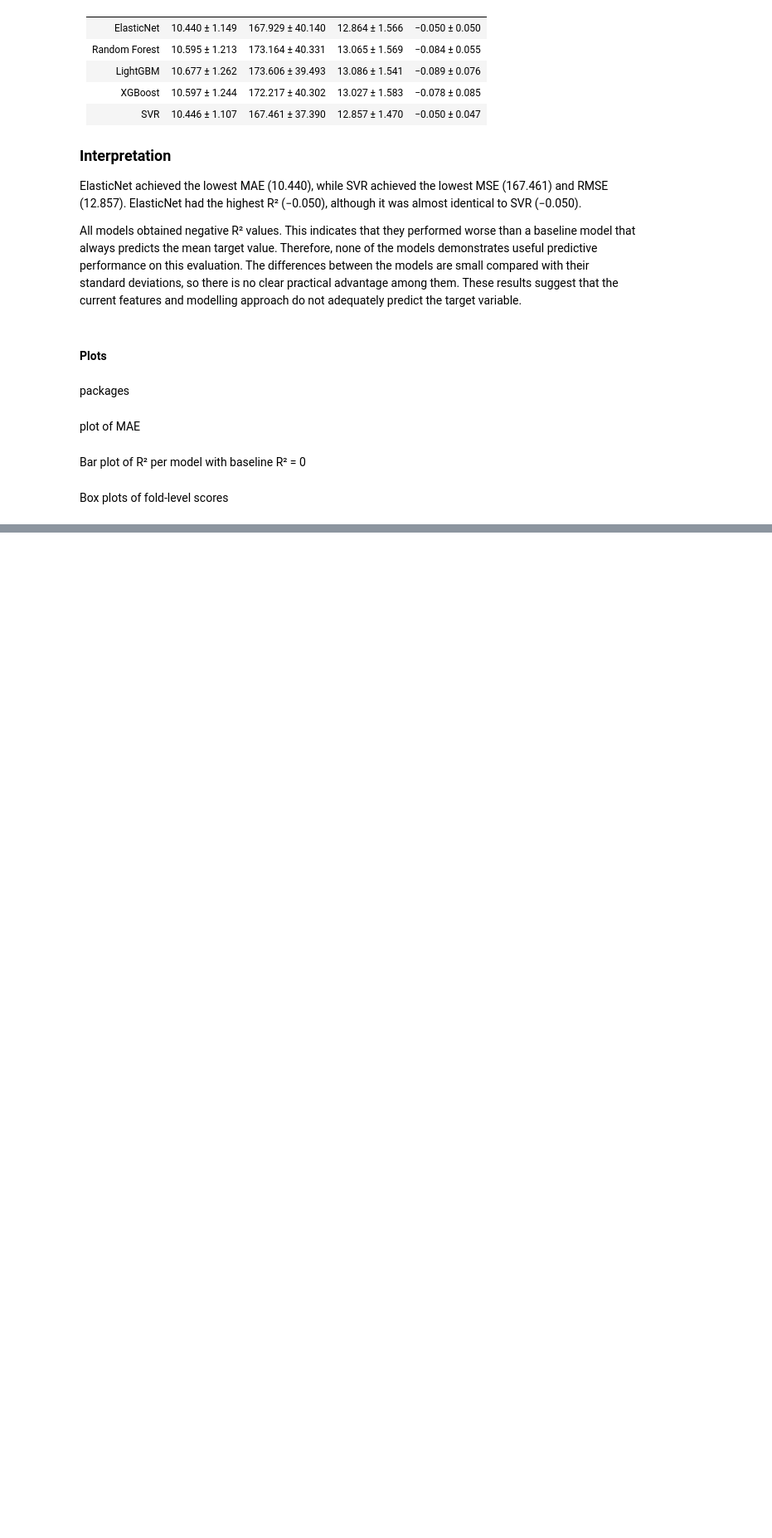
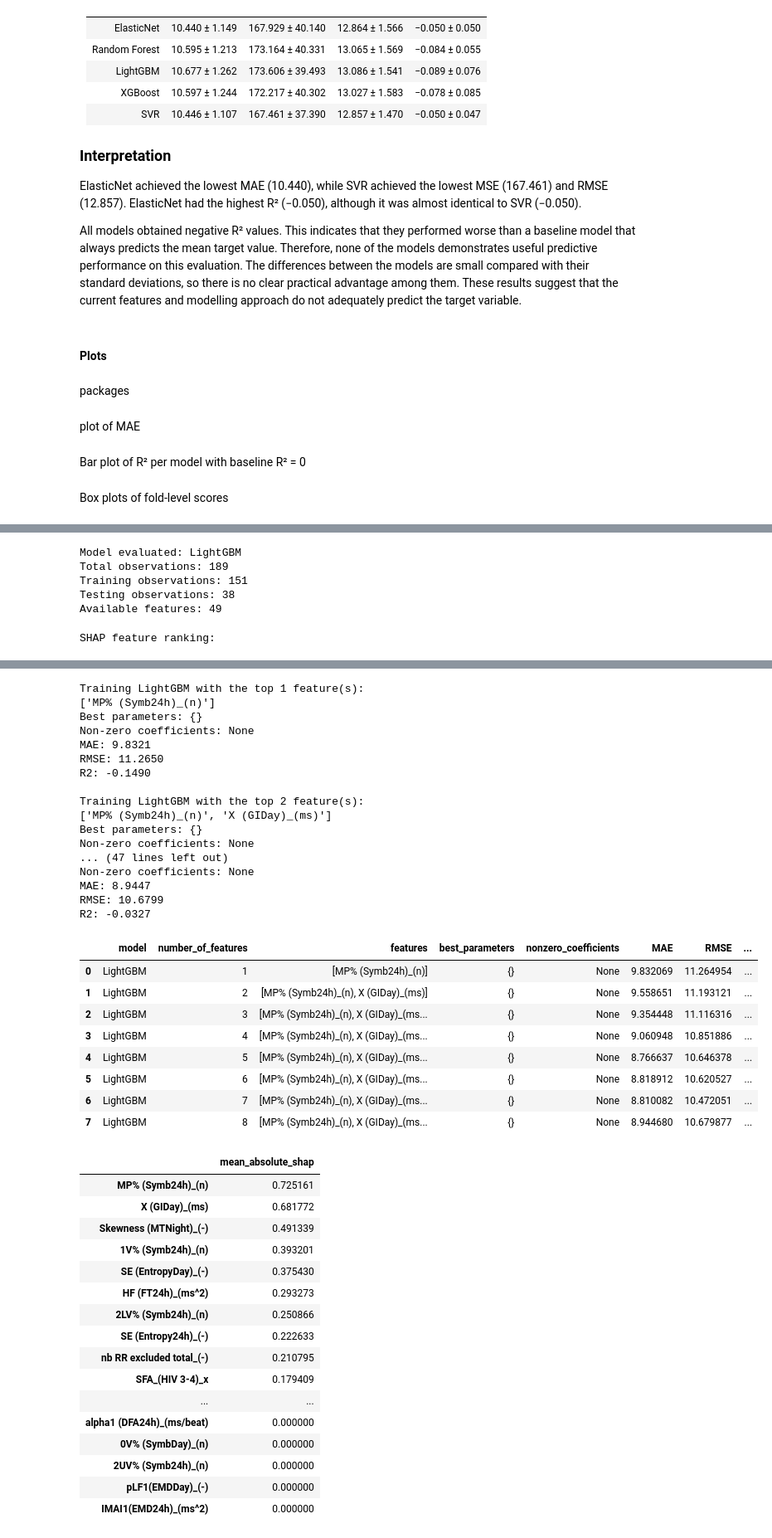
Before and after one commit to 1p0tato1/FSIQ-from-ECG, a Jupyter notebook: GroupA/Mateo/method3.ipynb, the cells around one changed output, grey strips where cells are left out. Shown at 83% size. Drawn from its saved outputs; the diff is of its cells as text; code cells hidden in the pictures; blank space fills up the shorter version.

```diff
--- a/GroupA/Mateo/method3.ipynb
+++ b/GroupA/Mateo/method3.ipynb
@@ -1052,0 +1559,5 @@ plt.show()
+# %%
+df_final = pd.read_csv(os.path.join(write_path, "df_merged_lasso_selected_imputed.csv"))
+
+X = df_final.drop(columns=[AFTER_MERGE_TARGET_VARIABLE])
+y = df_final[AFTER_MERGE_TARGET_VARIABLE]
@@ -1052,0 +1708,26 @@ plt.show()
+# %%
+best_lightgbm_model = best_model_lgbm
+
+lightgbm_results, lightgbm_shap_importance, \
+lightgbm_trained_models, lightgbm_feature_sets = (
+    train_models_with_shap_feature_counts(
+        shap_model=best_lightgbm_model,
+        evaluation_model=best_lightgbm_model,
+        X=X,
+        y=y,
+        model_name="LightGBM",
+        test_size=0.2,
+        random_state=42,
+        max_features=8
+    )
+)
+
+display(lightgbm_results)
+display(lightgbm_shap_importance.to_frame())
+# %% [output]
+Model evaluated: LightGBM
+Total observations: 189
+Training observations: 151
+Testing observations: 38
+Available features: 49
+SHAP feature ranking:
@@ -1052,0 +1751,43 @@ plt.show()
+Training LightGBM with the top 1 feature(s):
+['MP% (Symb24h)_(n)']
+Best parameters: {}
+Non-zero coefficients: None
+MAE: 9.8321
+RMSE: 11.2650
+R2: -0.1490
+
+Training LightGBM with the top 2 feature(s):
+['MP% (Symb24h)_(n)', 'X (GIDay)_(ms)']
+Best parameters: {}
+Non-zero coefficients: None
+... (47 lines left out)
+Non-zero coefficients: None
+MAE: 8.9447
+RMSE: 10.6799
+R2: -0.0327
+|  | model | number_of_features | features | best_parameters | nonzero_coefficients | MAE | RMSE | ... |
+| 0 | LightGBM | 1 | [MP% (Symb24h)_(n)] | {} | None | 9.832069 | 11.264954 | ... |
+| 1 | LightGBM | 2 | [MP% (Symb24h)_(n), X (GIDay)_(ms)] | {} | None | 9.558651 | 11.193121 | ... |
+| 2 | LightGBM | 3 | [MP% (Symb24h)_(n), X (GIDay)_(ms... | {} | None | 9.354448 | 11.116316 | ... |
+| 3 | LightGBM | 4 | [MP% (Symb24h)_(n), X (GIDay)_(ms... | {} | None | 9.060948 | 10.851886 | ... |
+| 4 | LightGBM | 5 | [MP% (Symb24h)_(n), X (GIDay)_(ms... | {} | None | 8.766637 | 10.646378 | ... |
+| 5 | LightGBM | 6 | [MP% (Symb24h)_(n), X (GIDay)_(ms... | {} | None | 8.818912 | 10.620527 | ... |
+| 6 | LightGBM | 7 | [MP% (Symb24h)_(n), X (GIDay)_(ms... | {} | None | 8.810082 | 10.472051 | ... |
+| 7 | LightGBM | 8 | [MP% (Symb24h)_(n), X (GIDay)_(ms... | {} | None | 8.944680 | 10.679877 | ... |
+|  | mean_absolute_shap |
+| MP% (Symb24h)_(n) | 0.725161 |
+| X (GIDay)_(ms) | 0.681772 |
+| Skewness (MTNight)_(-) | 0.491339 |
+| 1V% (Symb24h)_(n) | 0.393201 |
+| SE (EntropyDay)_(-) | 0.375430 |
+| HF (FT24h)_(ms^2) | 0.293273 |
+| 2LV% (Symb24h)_(n) | 0.250866 |
+| SE (Entropy24h)_(-) | 0.222633 |
+| nb RR excluded total_(-) | 0.210795 |
+| SFA_(HIV 3-4)_x | 0.179409 |
+| ... | ... |
+| alpha1 (DFA24h)_(ms/beat) | 0.000000 |
+| 0V% (SymbDay)_(n) | 0.000000 |
+| 2UV% (Symb24h)_(n) | 0.000000 |
+| pLF1(EMDDay)_(-) | 0.000000 |
+| IMAI1(EMD24h)_(ms^2) | 0.000000 |
```
Also changed, not shown: parts of 35 cells of this notebook.
